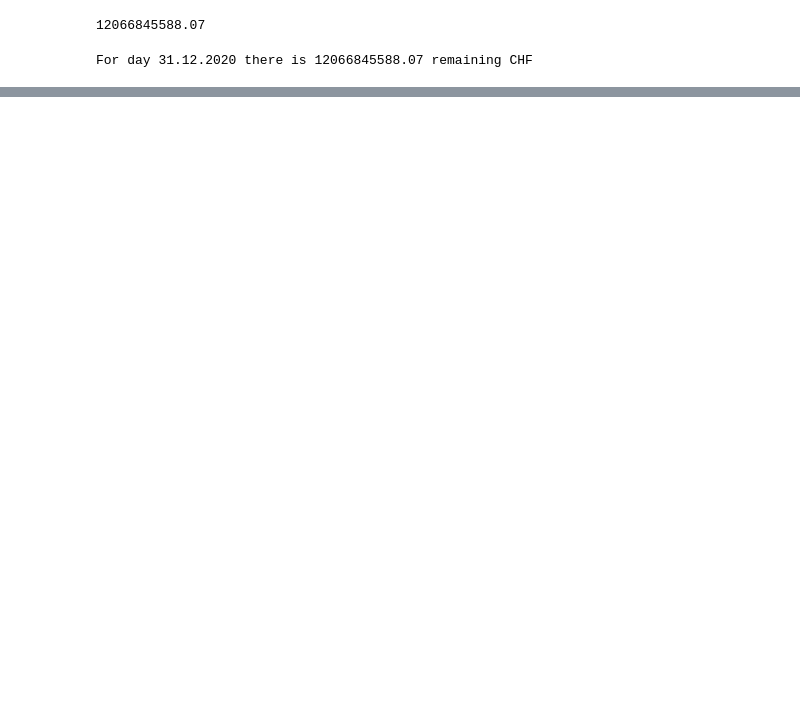
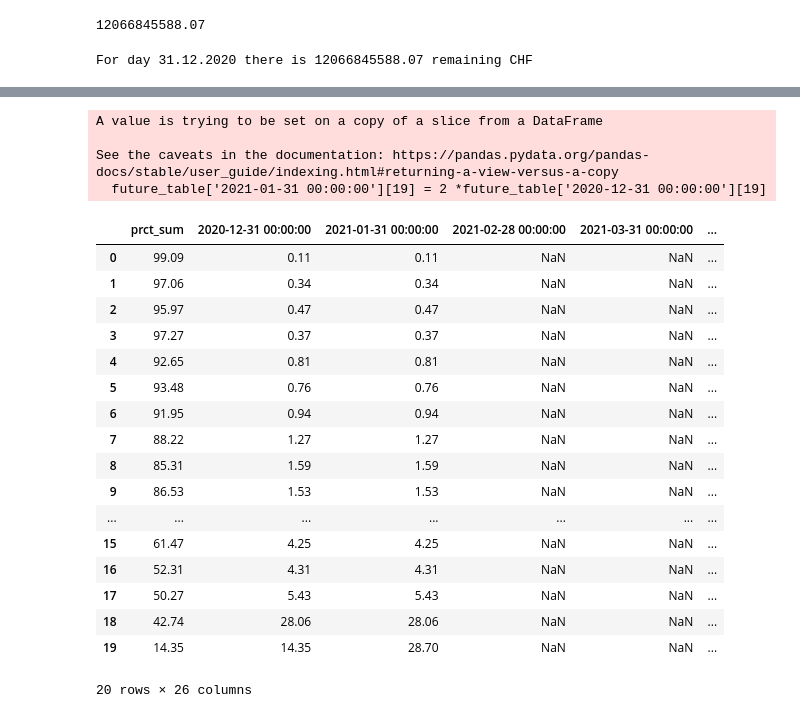
Before and after one commit to andrzej-konczyk/PwC_theforage, a Jupyter notebook: task 3/Quant_Finance_Modeling.ipynb, the cells around one changed output, grey strips where cells are left out. Cells and saved outputs as stored; diff of their text form; code cells hidden in the pictures; blank space fills up the shorter version.

```diff
--- a/task 3/Quant_Finance_Modeling.ipynb
+++ b/task 3/Quant_Finance_Modeling.ipynb
@@ -200,0 +317,28 @@ For day 31.12.2020 there is 12066845588.07 remaining CHF
+# %%
+future_table['2021-01-31 00:00:00'] = future_table['2020-12-31 00:00:00']
+future_table['2021-01-31 00:00:00'][19] = 2 *future_table['2020-12-31 00:00:00'][19]
+
+future_table
+# %% [output]
+A value is trying to be set on a copy of a slice from a DataFrame
+
+See the caveats in the documentation: https://pandas.pydata.org/pandas-docs/stable/user_guide/indexing.html#returning-a-view-versus-a-copy
+  future_table['2021-01-31 00:00:00'][19] = 2 *future_table['2020-12-31 00:00:00'][19]
+|  | prct_sum | 2020-12-31 00:00:00 | 2021-01-31 00:00:00 | 2021-02-28 00:00:00 | 2021-03-31 00:00:00 | ... |
+| 0 | 99.09 | 0.11 | 0.11 | NaN | NaN | ... |
+| 1 | 97.06 | 0.34 | 0.34 | NaN | NaN | ... |
+| 2 | 95.97 | 0.47 | 0.47 | NaN | NaN | ... |
+| 3 | 97.27 | 0.37 | 0.37 | NaN | NaN | ... |
+| 4 | 92.65 | 0.81 | 0.81 | NaN | NaN | ... |
+| 5 | 93.48 | 0.76 | 0.76 | NaN | NaN | ... |
+| 6 | 91.95 | 0.94 | 0.94 | NaN | NaN | ... |
+| 7 | 88.22 | 1.27 | 1.27 | NaN | NaN | ... |
+| 8 | 85.31 | 1.59 | 1.59 | NaN | NaN | ... |
+| 9 | 86.53 | 1.53 | 1.53 | NaN | NaN | ... |
+| ... | ... | ... | ... | ... | ... | ... |
+| 15 | 61.47 | 4.25 | 4.25 | NaN | NaN | ... |
+| 16 | 52.31 | 4.31 | 4.31 | NaN | NaN | ... |
+| 17 | 50.27 | 5.43 | 5.43 | NaN | NaN | ... |
+| 18 | 42.74 | 28.06 | 28.06 | NaN | NaN | ... |
+| 19 | 14.35 | 14.35 | 28.70 | NaN | NaN | ... |
+20 rows × 26 columns
```
Also changed, not shown: parts of 11 cells of this notebook, 1 other file.
